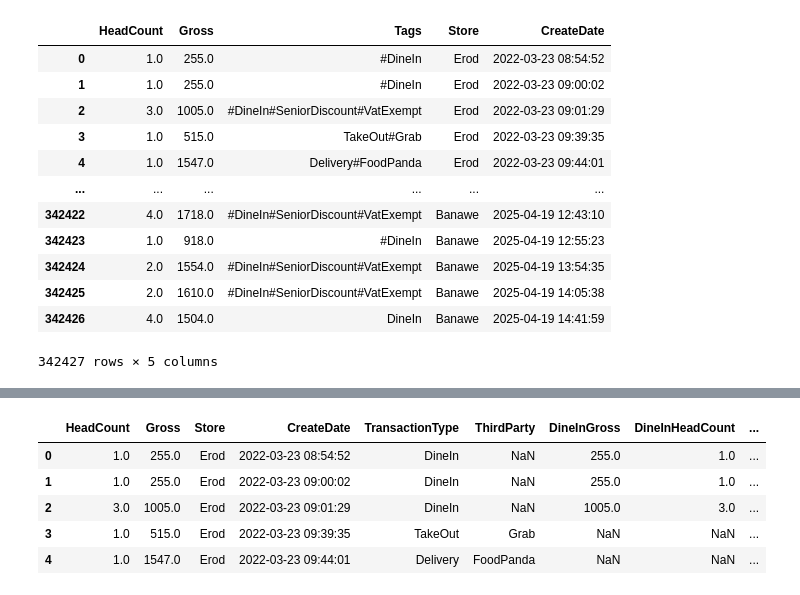
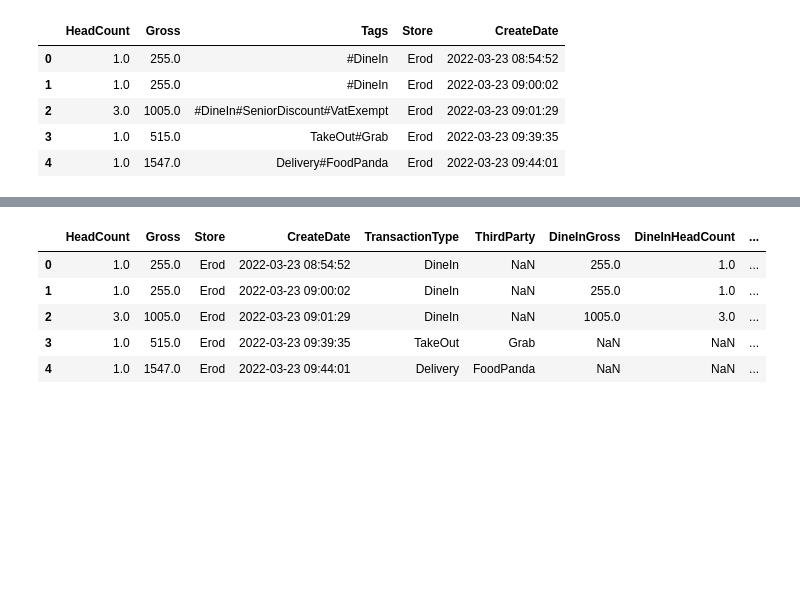
Before and after one commit to lidococinatsina/data-analysis, a Jupyter notebook: daily sales report.ipynb, the cells around one changed output, grey strips where cells are left out. Saved outputs shown, nothing was run; the diff lists cells and outputs as text; code cells hidden in the pictures; blank space fills up the shorter version.

```diff
--- a/daily sales report.ipynb
+++ b/daily sales report.ipynb
@@ -4,38 +4,31 @@ import pandas as pd
 # %%
 lido = (pd
         .read_csv('assets/lido_transactions.csv',
                   parse_dates=['CreateDate'],
                   date_format='%Y-%m-%d %H:%M:%S',
                   dtype={'Store': 'category', 'Gross': 'float64', 'HeadCount': 'int64'},
                   usecols=['CreateDate', 'Gross', 'Store', 'DeleteById', 'HeadCount', 'Tags'])
         .where(lambda x: x['DeleteById'].isna())
         .dropna(how='all')
         .drop(columns=['DeleteById']))
 
 yanzi = (pd
-        .read_csv('assets/yanzi_transactions.csv',
-                  parse_dates=['CreateDate'],
-                  date_format='%Y-%m-%d %H:%M:%S',
-                  dtype={'Store': 'category', 'Gross': 'float64', 'HeadCount': 'int64'},
-                  usecols=['CreateDate', 'Gross', 'Store', 'DeleteById', 'HeadCount', 'Tags'])
-        .where(lambda x: x['DeleteById'].isna())
-        .dropna(how='all')
-        .drop(columns=['DeleteById']))
+         .read_csv('assets/yanzi_transactions.csv',
+                   parse_dates=['CreateDate'],
+                   date_format='%Y-%m-%d %H:%M:%S',
+                   dtype={'Store': 'category', 'Gross': 'float64', 'HeadCount': 'int64'},
+                   usecols=['CreateDate', 'Gross', 'Store', 'DeleteById', 'HeadCount', 'Tags'])
+         .where(lambda x: x['DeleteById'].isna())
+         .dropna(how='all')
+         .drop(columns=['DeleteById']))
 
 transactions = pd.concat([lido, yanzi], ignore_index=True)
-transactions
+transactions.head()
 # %% [output]
 |  | HeadCount | Gross | Tags | Store | CreateDate |
 | 0 | 1.0 | 255.0 | #DineIn | Erod | 2022-03-23 08:54:52 |
 | 1 | 1.0 | 255.0 | #DineIn | Erod | 2022-03-23 09:00:02 |
 | 2 | 3.0 | 1005.0 | #DineIn#SeniorDiscount#VatExempt | Erod | 2022-03-23 09:01:29 |
 | 3 | 1.0 | 515.0 | TakeOut#Grab | Erod | 2022-03-23 09:39:35 |
 | 4 | 1.0 | 1547.0 | Delivery#FoodPanda | Erod | 2022-03-23 09:44:01 |
-| ... | ... | ... | ... | ... | ... |
-| 342422 | 4.0 | 1718.0 | #DineIn#SeniorDiscount#VatExempt | Banawe | 2025-04-19 12:43:10 |
-| 342423 | 1.0 | 918.0 | #DineIn | Banawe | 2025-04-19 12:55:23 |
-| 342424 | 2.0 | 1554.0 | #DineIn#SeniorDiscount#VatExempt | Banawe | 2025-04-19 13:54:35 |
-| 342425 | 2.0 | 1610.0 | #DineIn#SeniorDiscount#VatExempt | Banawe | 2025-04-19 14:05:38 |
-| 342426 | 4.0 | 1504.0 | DineIn | Banawe | 2025-04-19 14:41:59 |
-342427 rows × 5 columns
 # %%
```
Also changed, not shown: parts of 6 cells of this notebook.
